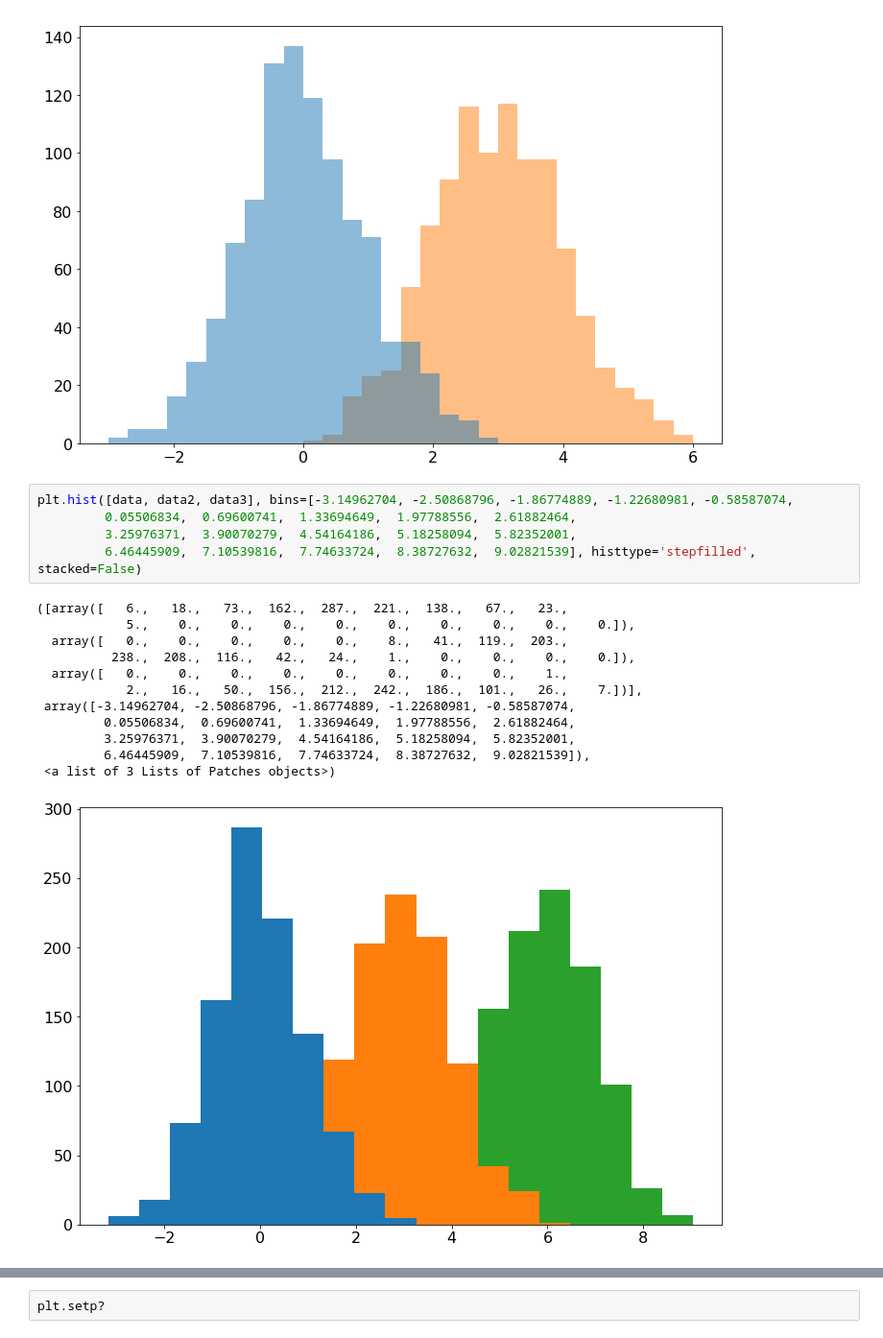
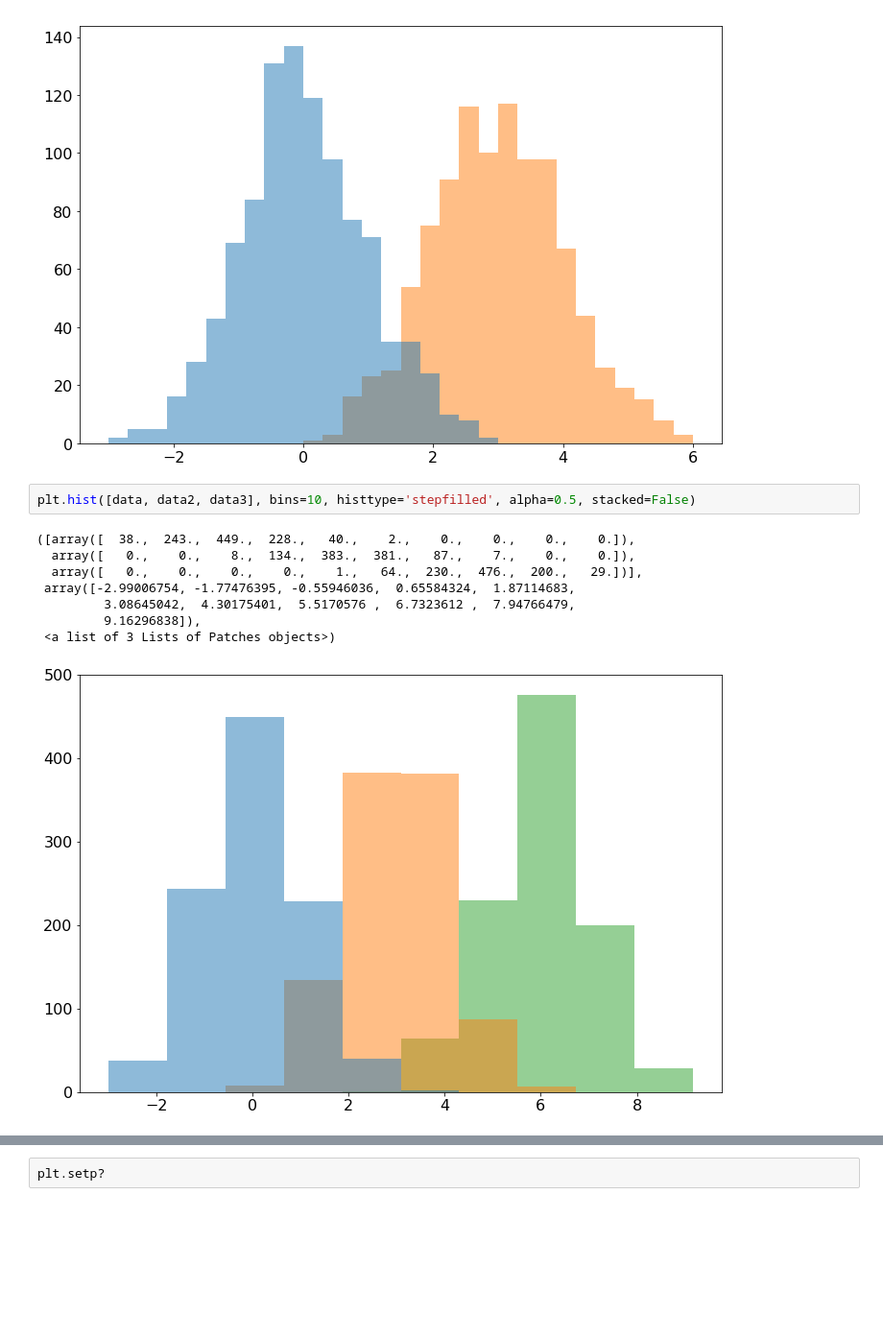
Before and after one commit to pollackscience/histogram_plus, a Jupyter notebook: scripts/hist_plus.ipynb, the cells around one changed output, grey strips where cells are left out. Shown at 96% size. Saved outputs shown, nothing was run; the diff lists cells and outputs as text; blank space fills up the shorter version.

```diff
--- a/scripts/hist_plus.ipynb
+++ b/scripts/hist_plus.ipynb
@@ -54,24 +50,17 @@ hist([data, data2], bins=30, histtype='stepfilled', errorbars=False, range=(-3,6
          3.6,  3.9,  4.2,  4.5,  4.8,  5.1,  5.4,  5.7,  6. ]),
  <a list of 2 Lists of Patches objects>)
 [figure]
-# %%
-plt.hist([data, data2, data3], bins=[-3.14962704, -2.50868796, -1.86774889, -1.22680981, -0.58587074,
-         0.05506834,  0.69600741,  1.33694649,  1.97788556,  2.61882464,
-         3.25976371,  3.90070279,  4.54164186,  5.18258094,  5.82352001,
-         6.46445909,  7.10539816,  7.74633724,  8.38727632,  9.02821539], histtype='stepfilled', stacked=False)
-# %% [output]
-([array([   6.,   18.,   73.,  162.,  287.,  221.,  138.,   67.,   23.,
-            5.,    0.,    0.,    0.,    0.,    0.,    0.,    0.,    0.,    0.]),
-  array([   0.,    0.,    0.,    0.,    0.,    8.,   41.,  119.,  203.,
-          238.,  208.,  116.,   42.,   24.,    1.,    0.,    0.,    0.,    0.]),
-  array([   0.,    0.,    0.,    0.,    0.,    0.,    0.,    0.,    1.,
-            2.,   16.,   50.,  156.,  212.,  242.,  186.,  101.,   26.,    7.])],
- array([-3.14962704, -2.50868796, -1.86774889, -1.22680981, -0.58587074,
-         0.05506834,  0.69600741,  1.33694649,  1.97788556,  2.61882464,
-         3.25976371,  3.90070279,  4.54164186,  5.18258094,  5.82352001,
-         6.46445909,  7.10539816,  7.74633724,  8.38727632,  9.02821539]),
- <a list of 3 Lists of Patches objects>)
-[figure, removed]
+# %%
+plt.hist([data, data2, data3], bins=10, histtype='stepfilled', alpha=0.5, stacked=False)
+# %% [output]
+([array([  38.,  243.,  449.,  228.,   40.,    2.,    0.,    0.,    0.,    0.]),
+  array([   0.,    0.,    8.,  134.,  383.,  381.,   87.,    7.,    0.,    0.]),
+  array([   0.,    0.,    0.,    0.,    1.,   64.,  230.,  476.,  200.,   29.])],
+ array([-2.99006754, -1.77476395, -0.55946036,  0.65584324,  1.87114683,
+         3.08645042,  4.30175401,  5.5170576 ,  6.7323612 ,  7.94766479,
+         9.16296838]),
+ <a list of 3 Lists of Patches objects>)
+[figure, added]
 # %%
 np.histogram([data, data2, data3], bins='auto')
 # %% [output]
```
Also changed, not shown: parts of 2 cells of this notebook, 1 other file.
